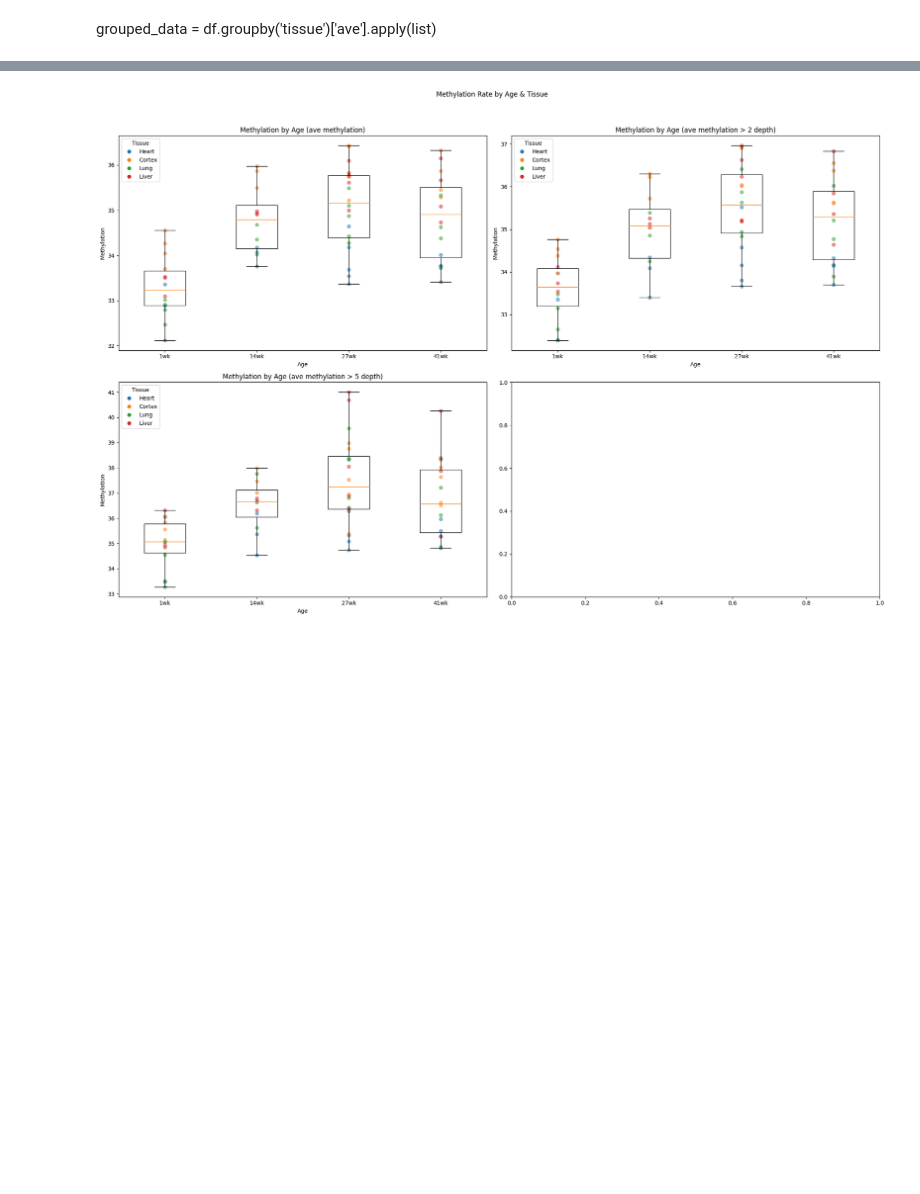
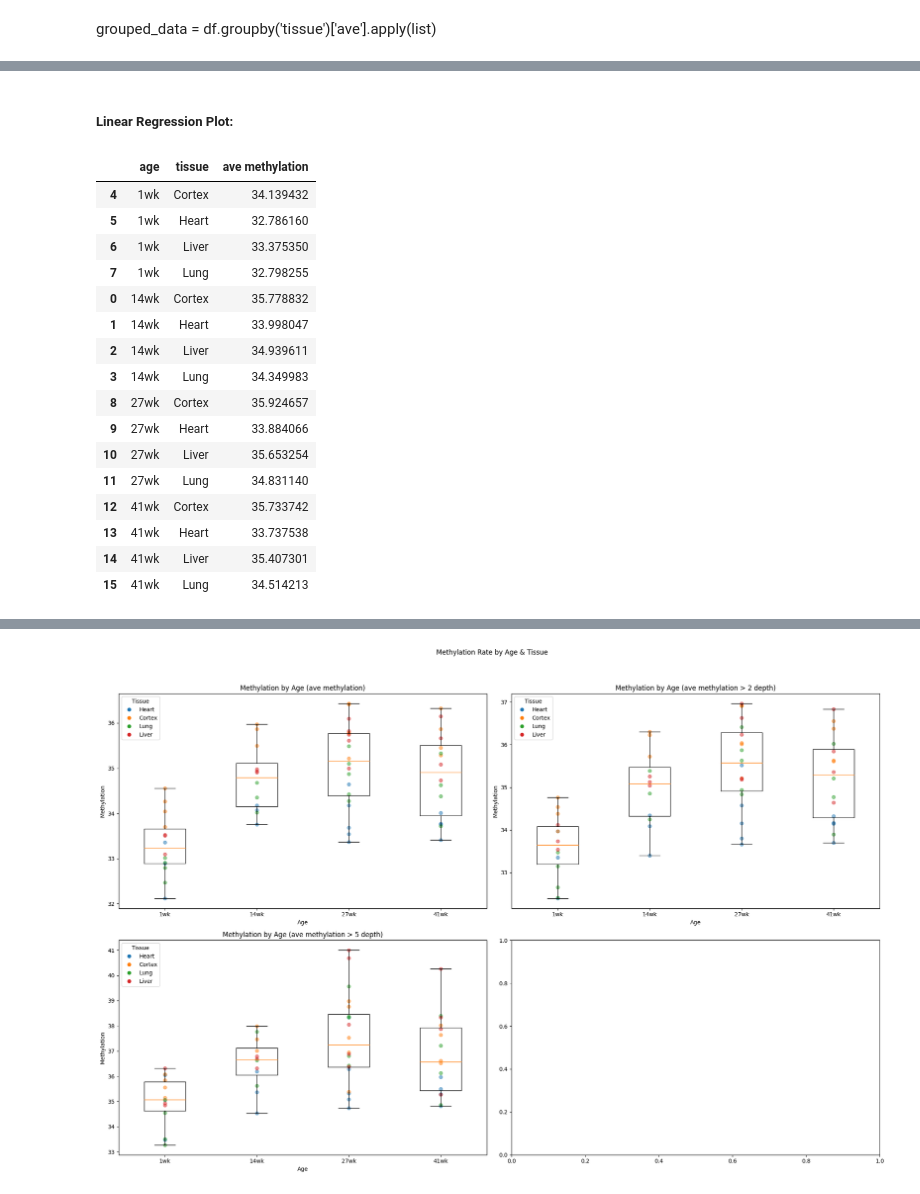
Before and after one commit to hunterDRuebsamen/Bioinformatic_Lab-1, a Jupyter notebook: methyl_analysis.ipynb, the cells around one changed output, grey strips where cells are left out. Drawn from its saved outputs; the diff is of its cells as text; code cells hidden in the pictures; blank space fills up the shorter version.

```diff
--- a/methyl_analysis.ipynb
+++ b/methyl_analysis.ipynb
@@ -233,0 +233,37 @@ plt.show();
+# %% [markdown]
+##### **Linear Regression Plot**:
+# %%
+# First we need to group by 'age' and 'tissue' and calculate the average 'ave_methylation'
+grouped_df = df.groupby(['age', 'tissue']).agg({'ave methylation': 'mean'}).reset_index()
+
+
+# let's convert the 'age' column to a sortable integer column.
+grouped_df['age_int'] = grouped_df['age'].str.replace('wk', '').astype(int)
+
+# Now let's sort the DataFrame by this new 'age_int' column.
+grouped_df = grouped_df.sort_values(by='age_int')
+
+# If you want to drop the 'age_int' column after sorting, you can do so.
+grouped_df.drop('age_int', axis=1, inplace=True)
+
+# Now df_sorted is sorted by age in the order you specified.
+
+grouped_df
+# %% [output]
+|  | age | tissue | ave methylation |
+| 4 | 1wk | Cortex | 34.139432 |
+| 5 | 1wk | Heart | 32.786160 |
+| 6 | 1wk | Liver | 33.375350 |
+| 7 | 1wk | Lung | 32.798255 |
+| 0 | 14wk | Cortex | 35.778832 |
+| 1 | 14wk | Heart | 33.998047 |
+| 2 | 14wk | Liver | 34.939611 |
+| 3 | 14wk | Lung | 34.349983 |
+| 8 | 27wk | Cortex | 35.924657 |
+| 9 | 27wk | Heart | 33.884066 |
+| 10 | 27wk | Liver | 35.653254 |
+| 11 | 27wk | Lung | 34.831140 |
+| 12 | 41wk | Cortex | 35.733742 |
+| 13 | 41wk | Heart | 33.737538 |
+| 14 | 41wk | Liver | 35.407301 |
+| 15 | 41wk | Lung | 34.514213 |
```
Also changed, not shown: parts of 6 cells of this notebook.
